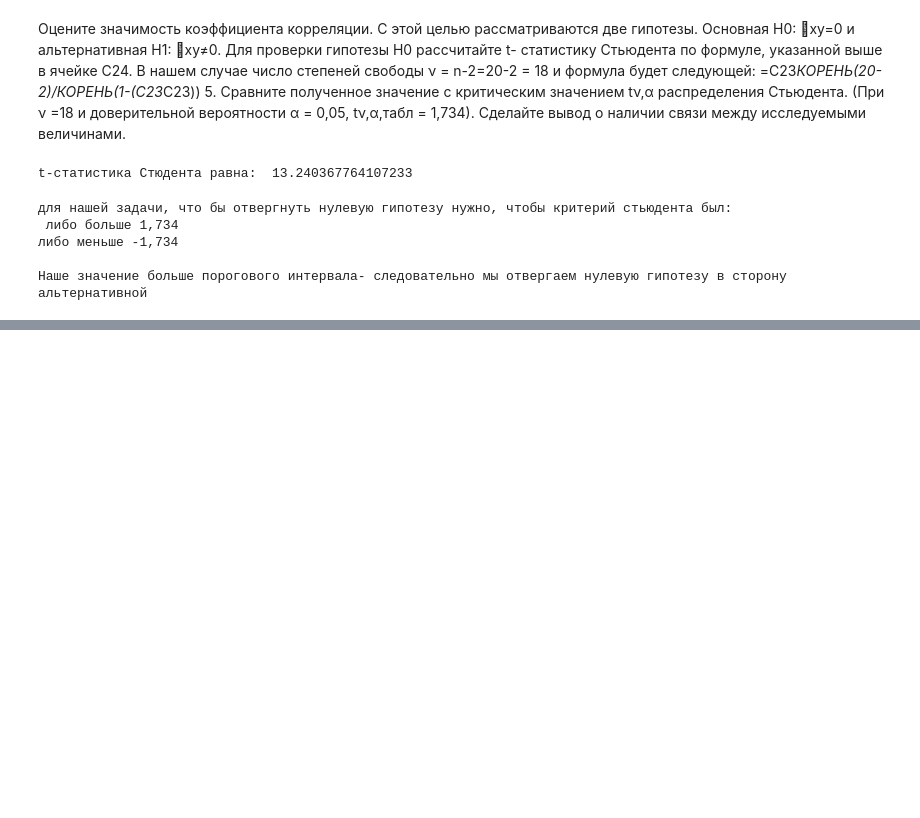
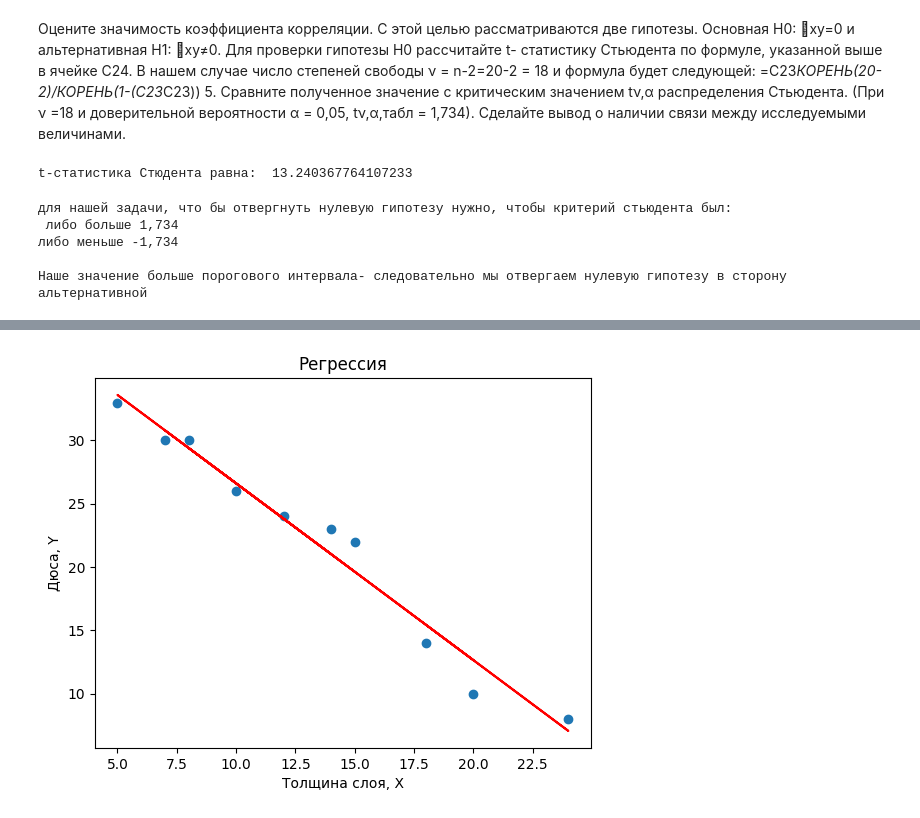
Before and after one commit to dimayasha7123/comp_modeling, a Jupyter notebook: LAB4!.ipynb, the cells around one changed output, grey strips where cells are left out. Saved outputs shown, nothing was run; the diff lists cells and outputs as text; code cells hidden in the pictures; blank space fills up the shorter version.

```diff
--- a/LAB4!.ipynb
+++ b/LAB4!.ipynb
@@ -84,0 +137,7 @@ else:
+# %%
+pred_base2 = {
+    'Толщина слоя, X': [15, 8, 14, 12, 10, 7, 20, 5, 24, 18],
+    'Дюса, Y': [22, 30, 23, 24, 26, 30, 10, 33, 8, 14]
+}
+base2 = pd.DataFrame(pred_base2)
+base2
@@ -84,0 +156,5 @@ else:
+# %%
+
+func(base2 ,'Толщина слоя, X', 'Дюса, Y','Регрессия',with_line=1)
+# %% [output]
+[figure, added]
```
Also changed, not shown: parts of 24 cells of this notebook.
